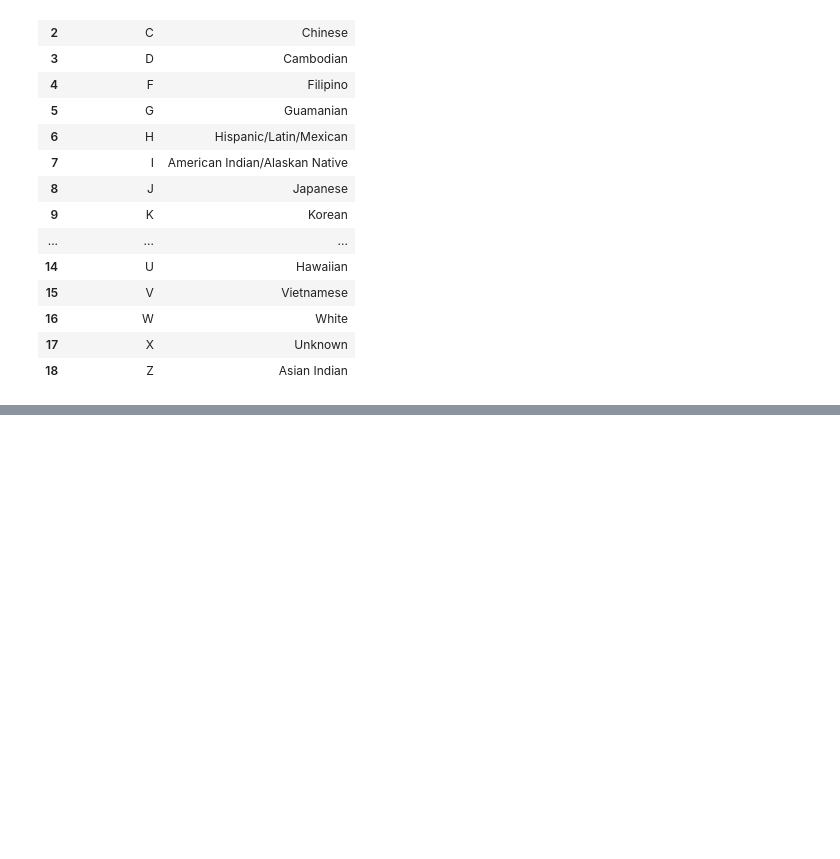
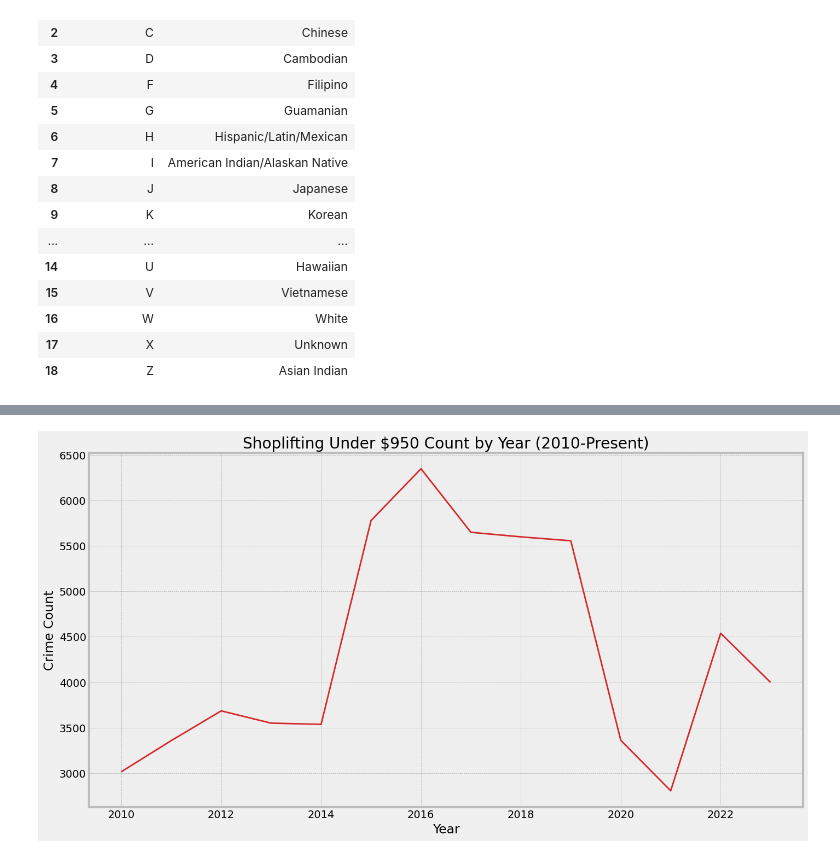
Before and after one commit to luisosorio3214/Los-Angeles-Crime-Analysis, a Jupyter notebook: crime_visuals.ipynb, the cells around one changed output, grey strips where cells are left out. Cells and saved outputs as stored; diff of their text form; code cells hidden in the pictures; blank space fills up the shorter version.

```diff
--- a/crime_visuals.ipynb
+++ b/crime_visuals.ipynb
@@ -277,0 +279,19 @@ dfi.export(Descent,"Descent.png")
+# %%
+plt.style.use('bmh')
+# %%
+# query function connected to our database engine
+def query(statement):
+  with engine.connect() as conn:
+    query = text(statement)
+    df = pd.read_sql_query(query, conn)
+    return df
+# %%
+# shoplifting analysis
+shop_under_950 = query("""
+                        SELECT YEAR, COUNT(*) AS COUNT
+                        FROM totalcrime
+                        WHERE CRM_CD_DESC = "SHOPLIFTING - PETTY THEFT ($950 & UNDER)"
+                        GROUP BY YEAR
+                        ORDER BY YEAR ASC """)
+
+shop_under_950.head()
@@ -277,0 +305,9 @@ dfi.export(Descent,"Descent.png")
+# %%
+plt.figure(figsize=(15,8))
+sns.lineplot(data = shop_under_950, y = "COUNT", x = "YEAR", color = color_pal[3])
+plt.title("Shoplifting Under $950 Count by Year (2010-Present)")
+plt.xlabel("Year")
+plt.ylabel("Crime Count")
+plt.show()
+# %% [output]
+[figure, added]
```
Also changed, not shown: parts of 5 cells of this notebook, 4 other files.
